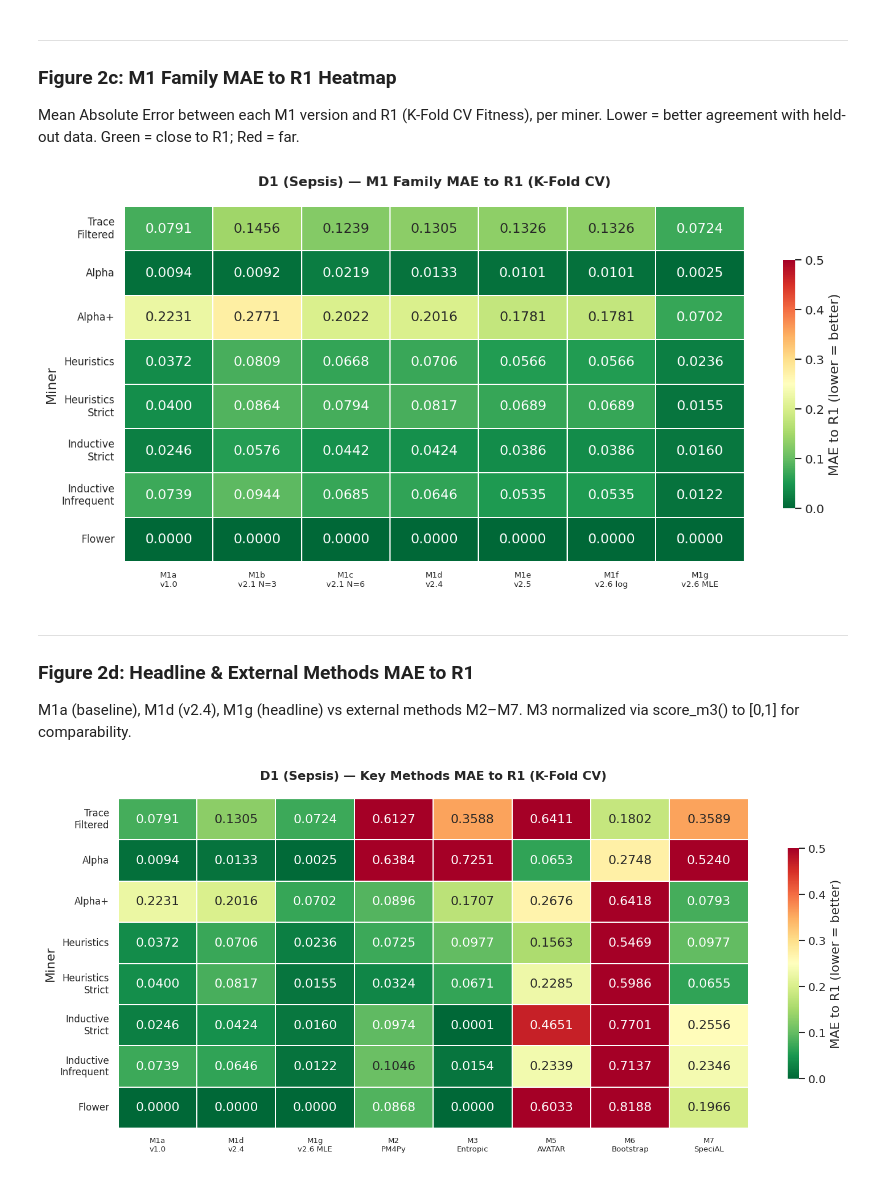
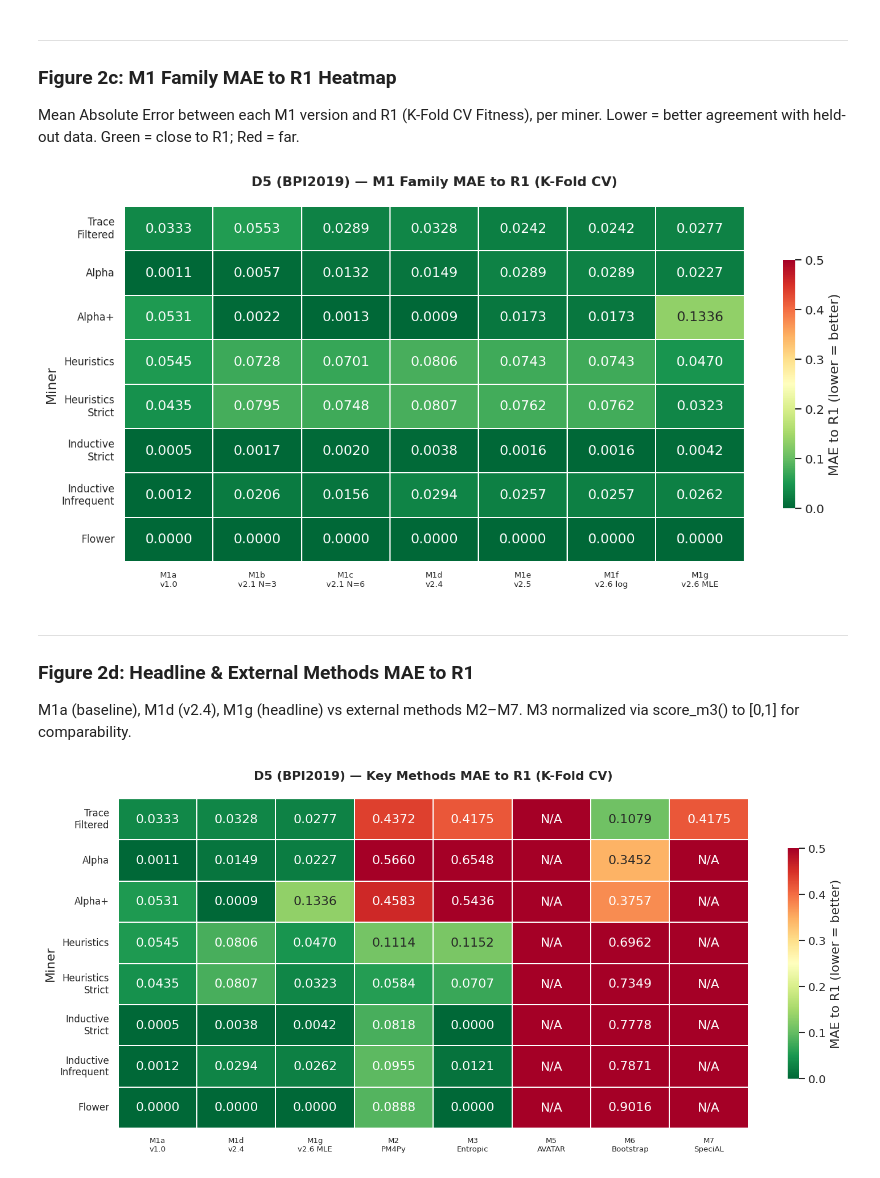
Before and after one commit to Gength/generalization_analysis, a Jupyter notebook: visualize_benchmark.ipynb, the cells around one changed output. Saved outputs shown, nothing was run; the diff lists cells and outputs as text; code cells hidden in the pictures.

```diff
--- a/visualize_benchmark.ipynb
+++ b/visualize_benchmark.ipynb
@@ -13,7 +13,7 @@ Reads benchmark config JSONs from `benchmark/results/configs_v2/` for any datase
 ---
 # %%
 # === Configuration: set your dataset key here ===
-DATASET_KEY = "D1"   # ← Change to "D1", "D2", "D3", … "D21"
+DATASET_KEY = "D5"   # ← Change to "D1", "D2", "D3", … "D21"
 
 # === Imports ===
 import json, glob, os, re, sys
@@ -337,11 +357,22 @@ for m in METHODS_2C:
 
 mae_2c = mae_2c.reindex(index=MINER_ORDER)
 
+# === Handle -1 sentinel (unavailable data) ===
+missing_mask_2c = pd.DataFrame(index=mae_2c.index, columns=METHODS_2C, dtype=bool)
+for m in METHODS_2C:
+    missing_mask_2c[m] = (pivot_norm[m] == -1.0) | (r1_vals == -1.0)
+
+# Clamp missing cells to vmax (0.5) = worst possible MAE
+mae_2c = mae_2c.where(~missing_mask_2c, other=0.5)
+
 annot_2c = np.empty_like(mae_2c.values, dtype=object)
 for i in range(len(mae_2c.index)):
     for j in range(len(mae_2c.columns)):
-        v = mae_2c.iloc[i, j]
-        annot_2c[i, j] = f"{v:.4f}" if not pd.isna(v) else ""
+        if missing_mask_2c.iloc[i, j]:
+            annot_2c[i, j] = "N/A"
+        else:
+            v = mae_2c.iloc[i, j]
+            annot_2c[i, j] = f"{v:.4f}" if not pd.isna(v) else ""
 
 fig, ax = plt.subplots(figsize=(12, 6))
 cmap_mae = sns.color_palette("RdYlGn_r", as_cmap=True)
@@ -367,7 +398,7 @@ fig.savefig(os.path.join(OUTPUT_DIR, f"{DATASET_NAME}_fig2c_m1_mae_to_r1.png"),
 mae_2c.round(4).to_csv(os.path.join(OUTPUT_DIR, f"{DATASET_NAME}_mae_m1_to_r1.csv"))
 plt.show()
 # %% [output]
-[figure, old version]
+[figure, new version]
 # %% [markdown]
 ---
 ### Figure 2d: Headline & External Methods MAE to R1
@@ -385,38 +416,45 @@ for m in METHODS_2D:
 
 mae_2d = mae_2d.reindex(index=MINER_ORDER)
 
+# === Handle -1 sentinel (unavailable data) ===
+missing_mask_2d = pd.DataFrame(index=mae_2d.index, columns=METHODS_2D, dtype=bool)
+for m in METHODS_2D:
+    missing_mask_2d[m] = (pivot_norm[m] == -1.0) | (r1_vals == -1.0)
+
+# Clamp missing cells to vmax (0.5) = worst possible MAE
+mae_2d = mae_2d.where(~missing_mask_2d, other=0.5)
+
 annot_2d = np.empty_like(mae_2d.values, dtype=object)
 for i in range(len(mae_2d.index)):
     for j in range(len(mae_2d.columns)):
-        v = mae_2d.iloc[i, j]
-        method = mae_2d.columns[j]
-        if pd.isna(v):
-            annot_2d[i, j] = ""
+        if missing_mask_2d.iloc[i, j]:
+            annot_2d[i, j] = "N/A"
         else:
-            annot_2d[i, j] = f"{v:.4f}"
+            v = mae_2d.iloc[i, j]
+            annot_2d[i, j] = f"{v:.4f}" if not pd.isna(v) else ""
 
 fig, ax = plt.subplots(figsize=(13, 6))
 cmap_mae = sns.color_palette("RdYlGn_r", as_cmap=True)
 
 sns.heatmap(
     mae_2d,
     annot=annot_2d,
     fmt='',
     cmap=cmap_mae,
     vmin=0, vmax=0.5,
     linewidths=1, linecolor='white',
     cbar_kws={'label': 'MAE to R1 (lower = better)', 'shrink': 0.7},
     ax=ax
 )
 
 ax.set_yticklabels([MINER_LABELS.get(m, m) for m in mae_2d.index], rotation=0, fontsize=10)
 ax.set_xticklabels([METHOD_LABELS.get(m, m) for m in mae_2d.columns], rotation=0, fontsize=8)
 ax.set_title(f'{DATASET_LABEL} — Key Methods MAE to R1 (K-Fold CV)', fontsize=13, fontweight='bold', pad=20)
 ax.set_ylabel('Miner')
 ax.set_xlabel('')
 plt.tight_layout()
 fig.savefig(os.path.join(OUTPUT_DIR, f"{DATASET_NAME}_fig2d_key_methods_mae_to_r1.png"), dpi=150, bbox_inches='tight')
 mae_2d.round(4).to_csv(os.path.join(OUTPUT_DIR, f"{DATASET_NAME}_mae_key_methods_to_r1.csv"))
 plt.show()
 # %% [output]
-[figure, old version]
+[figure, new version]
```
Also changed, not shown: parts of 5 cells of this notebook, 5 other files.
